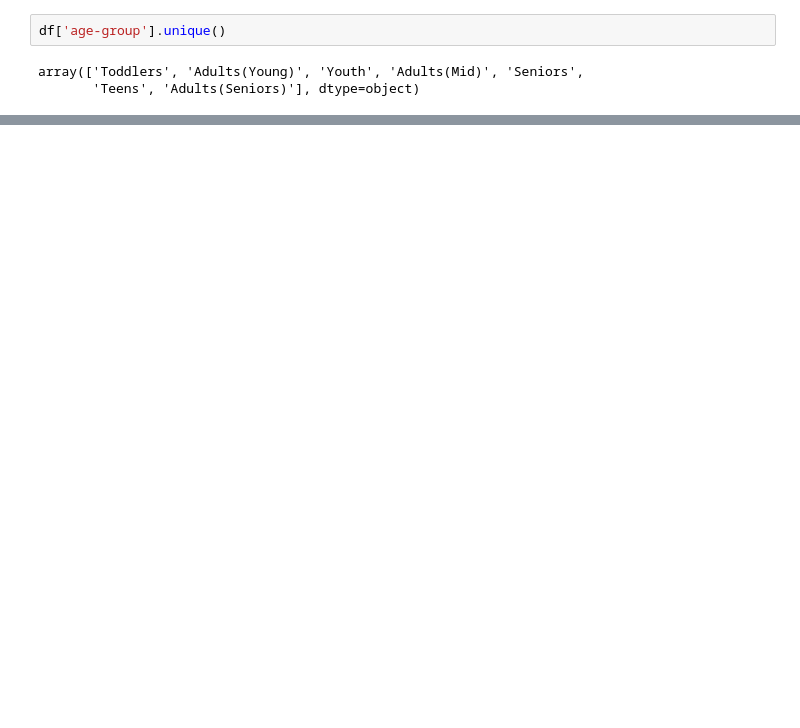
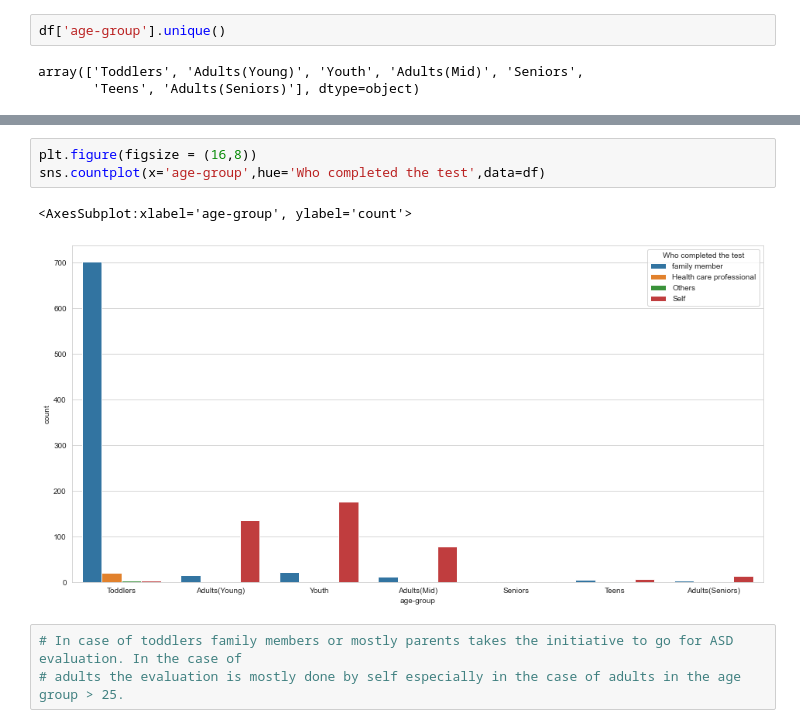
Before and after one commit to Payelban2022/A-study-on-autism, a Jupyter notebook: Complete analysis on Autism(revised).ipynb, the cells around one changed output, grey strips where cells are left out. Cells and saved outputs as stored; diff of their text form; blank space fills up the shorter version.

```diff
--- a/Complete analysis on Autism(revised).ipynb
+++ b/Complete analysis on Autism(revised).ipynb
@@ -339,0 +371,9 @@ sns.countplot(x = 'age-group', data = df)
+# %%
+plt.figure(figsize = (16,8))
+sns.countplot(x='age-group',hue='Who completed the test',data=df)
+# %% [output]
+<AxesSubplot:xlabel='age-group', ylabel='count'>
+[figure, added]
+# %%
+# In case of toddlers family members or mostly parents takes the initiative to go for ASD evaluation. In the case of
+# adults the evaluation is mostly done by self especially in the case of adults in the age group > 25.
```
Also changed, not shown: parts of 15 cells of this notebook.
